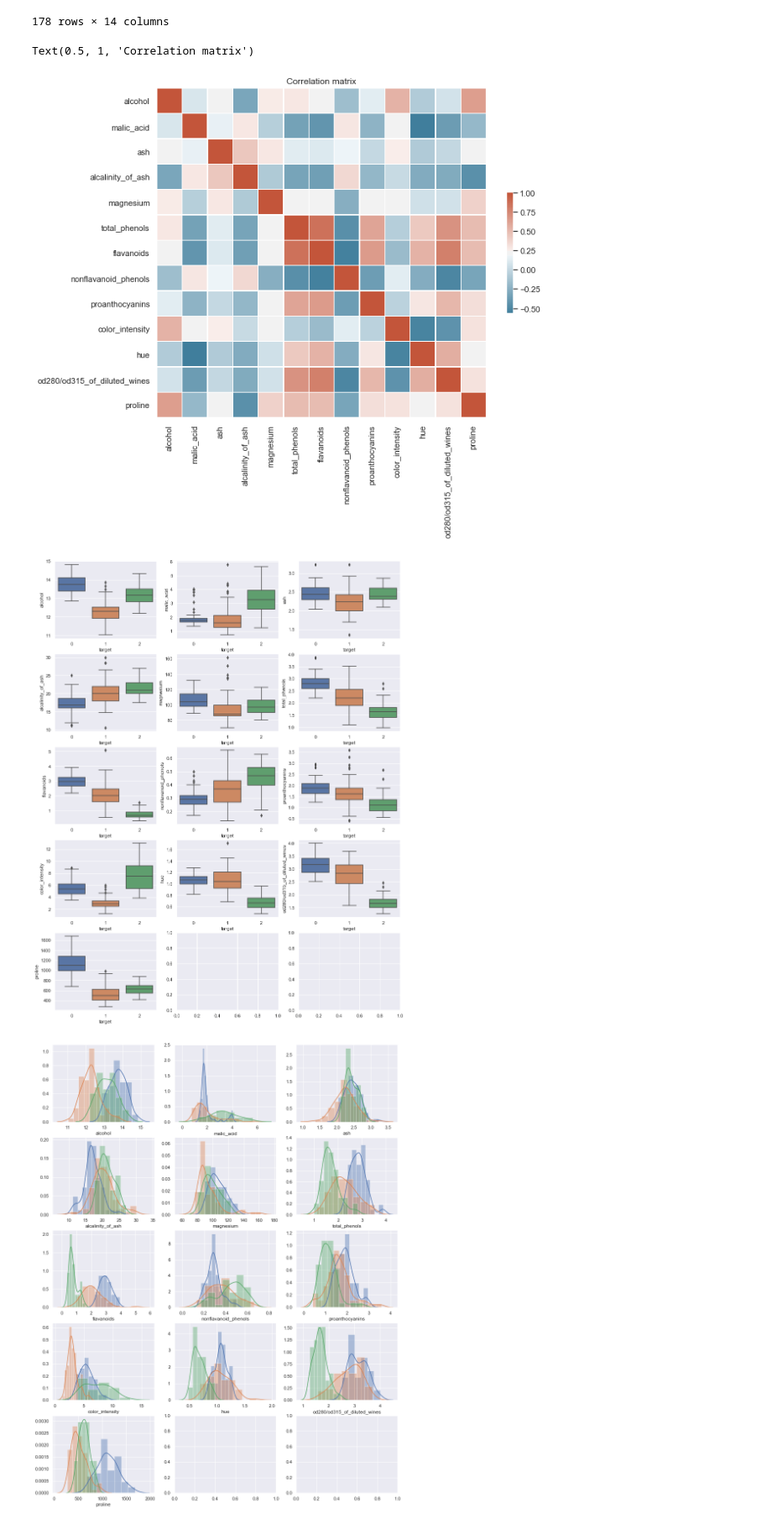
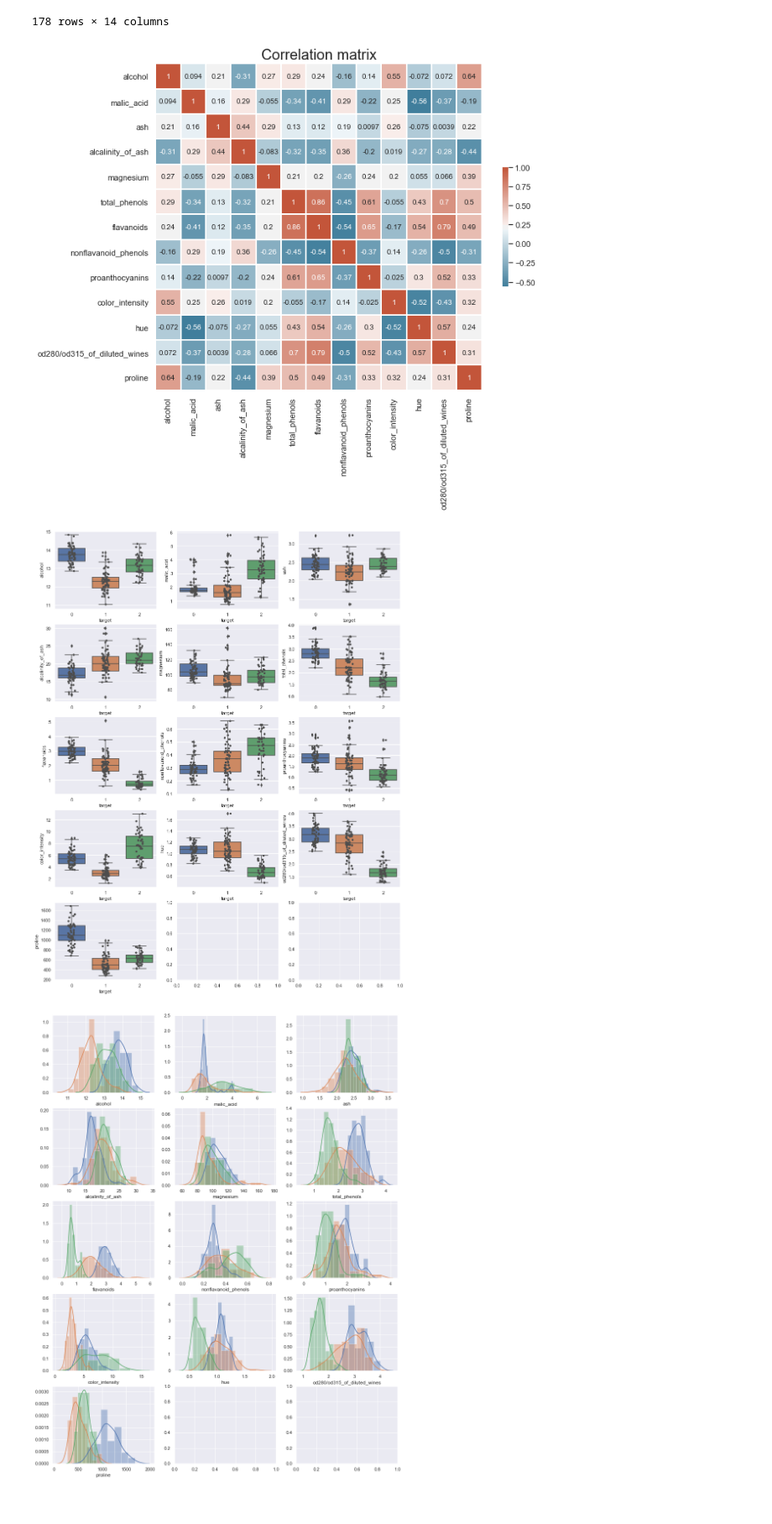
Before and after one commit to normannexo/Mathematics-notebooks, a Jupyter notebook: dataset_classics.ipynb, the cells around one changed output. Shown at 84% size. Drawn from its saved outputs; the diff is of its cells as text; code cells hidden in the pictures.

```diff
--- a/dataset_classics.ipynb
+++ b/dataset_classics.ipynb
@@ -40,22 +40,22 @@ df_wine
 # %%
 corr_matrix = df_wine.iloc[:, :-1].corr()
 plt.figure(figsize=(10,10))
 cmap = sns.diverging_palette(230, 20, as_cmap=True)
 
-sns.heatmap(corr_matrix, square=True, linewidths=0.5, cmap = cmap, cbar_kws={'shrink':0.3})
-plt.title('Correlation matrix')
+sns.heatmap(corr_matrix, square=True, linewidths=0.8, cmap = cmap, cbar_kws={'shrink':0.3}, annot=True)
+_ = plt.title('Correlation matrix',fontsize=20)
 # %% [output]
-Text(0.5, 1, 'Correlation matrix')
-[figure, old version]
+[figure, new version]
 # %%
 features = df_wine.columns[:-1]
 len(features)
 fig, ax = plt.subplots(5, 3, figsize=(15,20))
 for i, feature in enumerate(features, 1):
     plt.subplot(5,3,i)
-    sns.boxplot(x='target', y=feature, data=df_wine)
+    sns.stripplot(x='target', y=feature, data=df_wine, color="0.3")
+    sns.boxplot(x='target', y=feature, data = df_wine)
 # %% [output]
-[figure, old version]
+[figure, new version]
 # %%
 fig, ax = plt.subplots(5,3, figsize=(15, 20))
 for i, feature in enumerate(features, 1):
```
Also changed, not shown: parts of 4 cells of this notebook.
